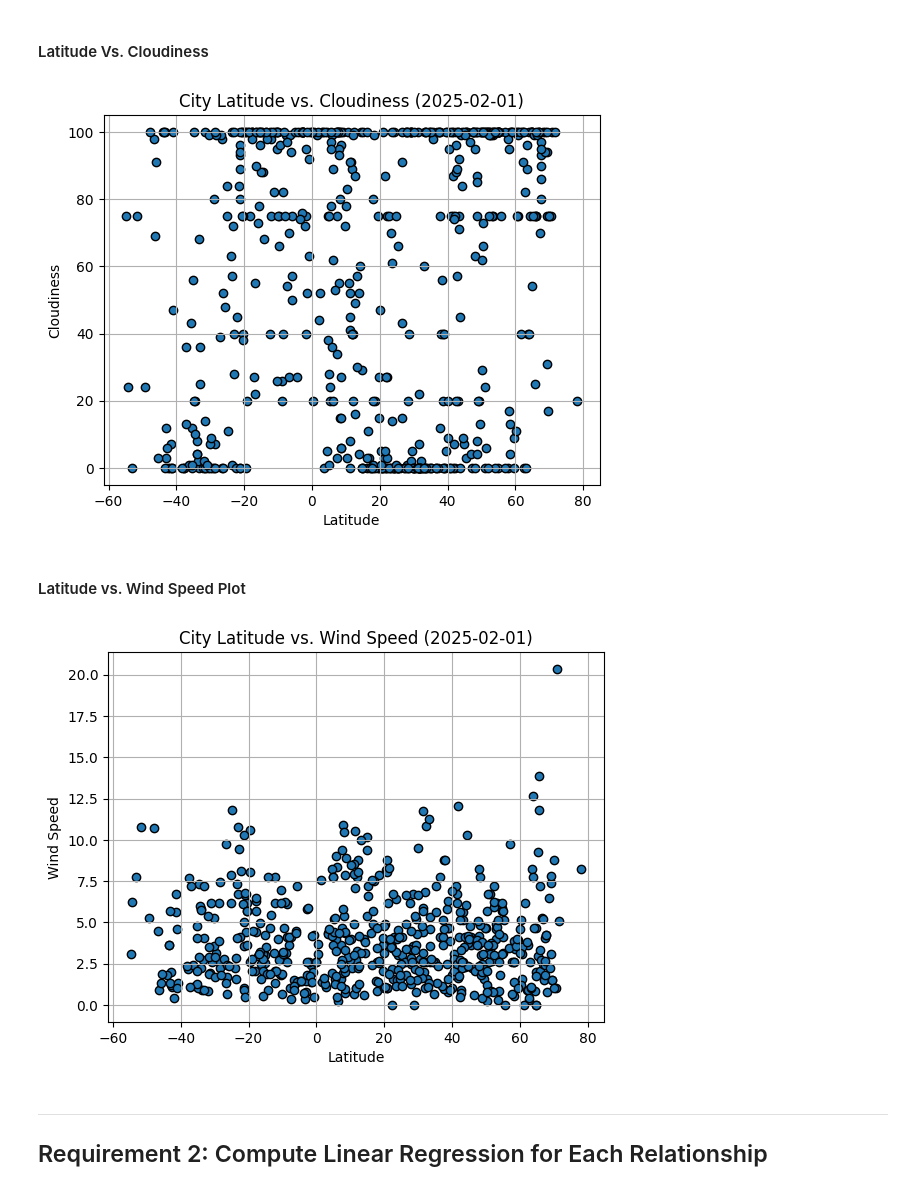
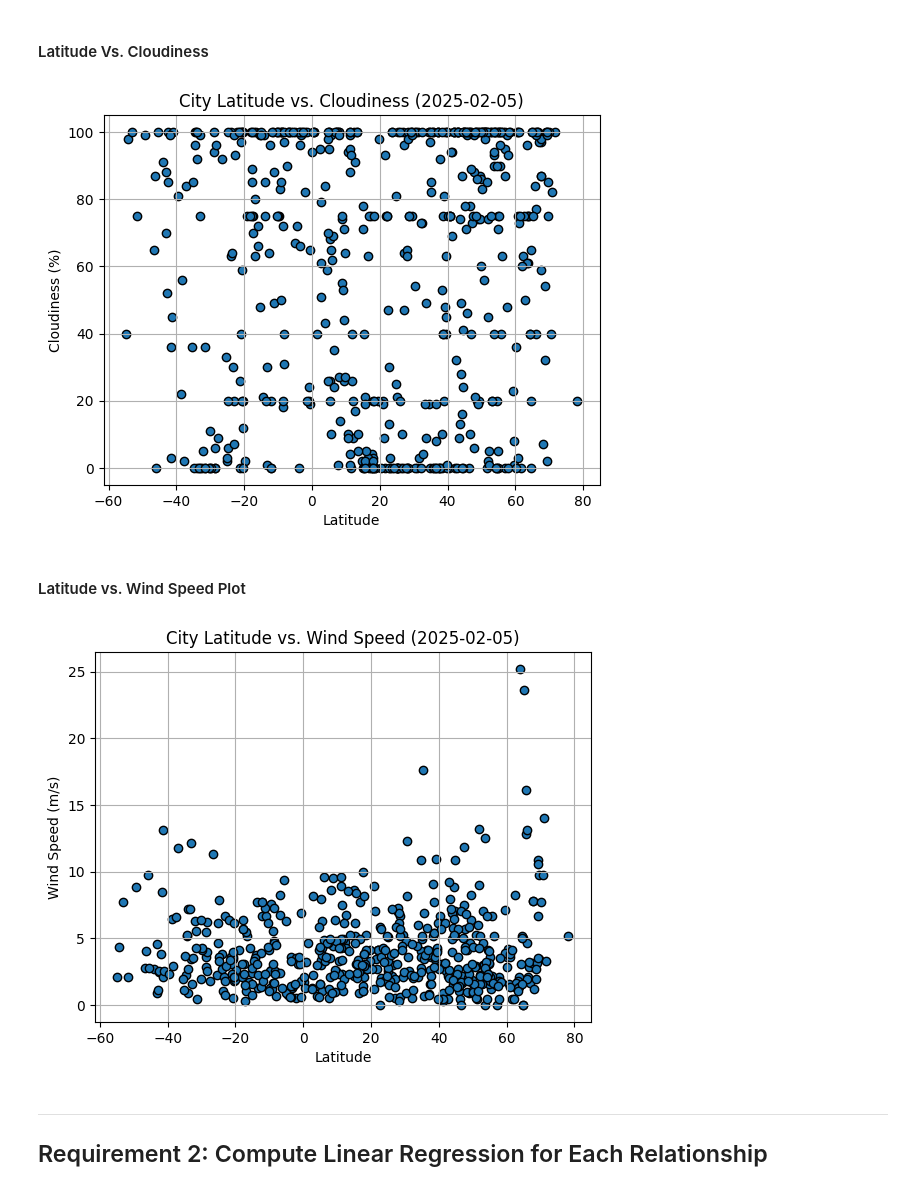
Before and after one commit to dbkisch/python-api-challenge, a Jupyter notebook: WeatherPy/WeatherPy.ipynb, the cells around one changed output. Drawn from its saved outputs; the diff is of its cells as text; code cells hidden in the pictures.

```diff
--- a/WeatherPy/WeatherPy.ipynb
+++ b/WeatherPy/WeatherPy.ipynb
@@ -265,8 +240,8 @@ plt.scatter(x_values,y_values,marker="o", edgecolors="black")
 # Incorporate the other graph properties
 # YOUR CODE HERE
 plt.xlabel('Latitude')
-plt.ylabel('Cloudiness')
-plt.title('City Latitude vs. Cloudiness (2025-02-01)')
+plt.ylabel('Cloudiness (%)')
+plt.title('City Latitude vs. Cloudiness (2025-02-05)')
 plt.grid(True)
 
 # Save the figure
@@ -275,29 +250,29 @@ plt.savefig("output_data/Fig3.png")
 # Show plot
 plt.show()
 # %% [output]
-[figure, old version]
+[figure, new version]
 # %% [markdown]
 #### Latitude vs. Wind Speed Plot
 # %%
 # Build the scatter plots for latitude vs. wind speed
 x_values = city_data_df["Lat"]
 y_values = city_data_df["Wind Speed"]
 plt.scatter(x_values,y_values,marker="o", edgecolors="black")
 
 # Incorporate the other graph properties
 # YOUR CODE HERE
 plt.xlabel('Latitude')
-plt.ylabel('Wind Speed')
-plt.title('City Latitude vs. Wind Speed (2025-02-01)')
+plt.ylabel('Wind Speed (m/s)')
+plt.title('City Latitude vs. Wind Speed (2025-02-05)')
 plt.grid(True)
 
 # Save the figure
 plt.savefig("output_data/Fig4.png")
 
 # Show plot
 plt.show()
 # %% [output]
-[figure, old version]
+[figure, new version]
 # %% [markdown]
 ---
 
```
Also changed, not shown: parts of 29 cells of this notebook, 17 other files.
